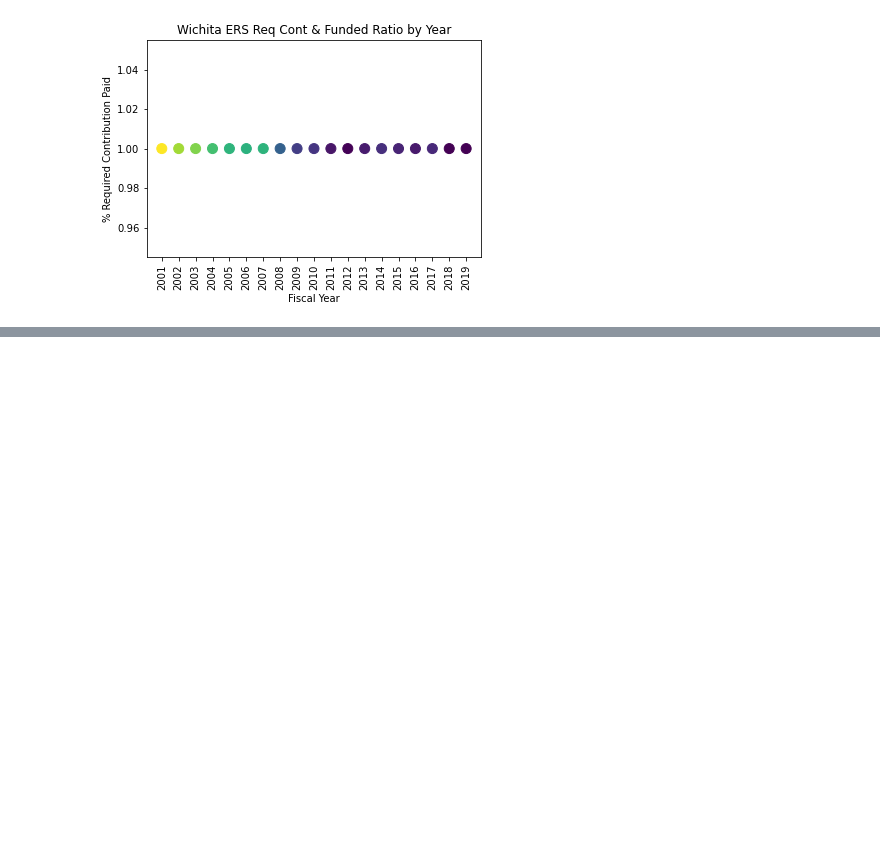
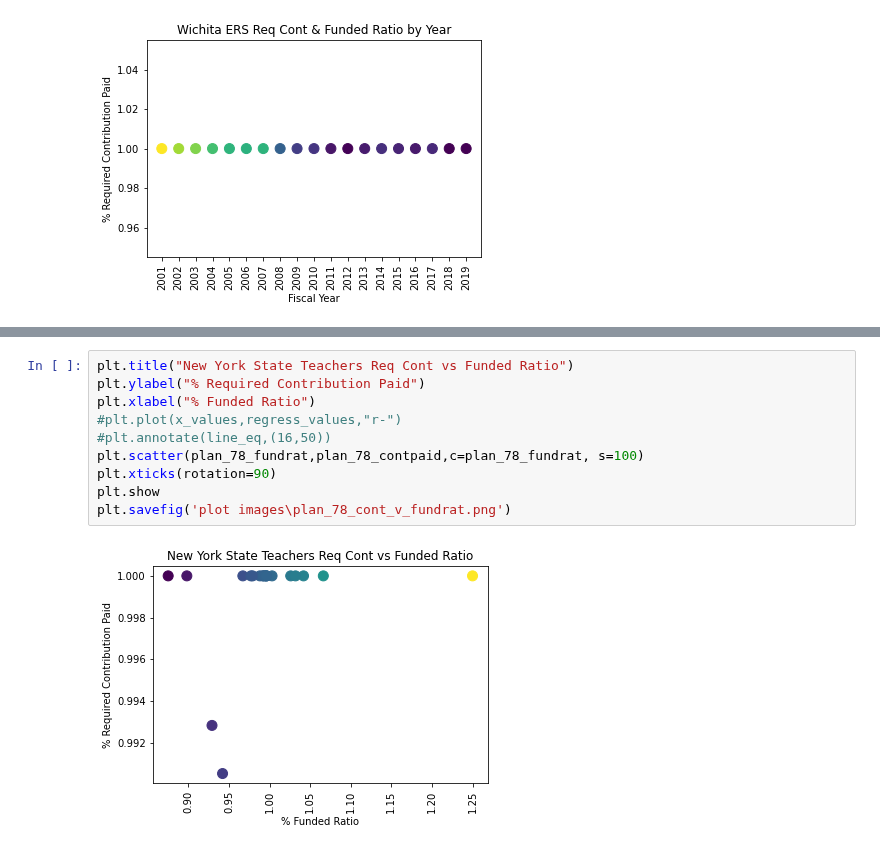
Before and after one commit to DeltaDeutsch/PPD-Group-Project, a Jupyter notebook: PPD Group Funding Cont.ipynb, the cells around one changed output, grey strips where cells are left out. Cells and saved outputs as stored; diff of their text form; blank space fills up the shorter version.

Commit message:
Added plots for all most improved plans

```diff
--- a/PPD Group Funding Cont.ipynb
+++ b/PPD Group Funding Cont.ipynb
@@ -247,0 +268,12 @@ plt.savefig('plot images\plan_179_cont_v_year.png')
+# %%
+plt.title("New York State Teachers Req Cont vs Funded Ratio")
+plt.ylabel("% Required Contribution Paid")
+plt.xlabel("% Funded Ratio")
+#plt.plot(x_values,regress_values,"r-")
+#plt.annotate(line_eq,(16,50))
+plt.scatter(plan_78_fundrat,plan_78_contpaid,c=plan_78_fundrat, s=100)
+plt.xticks(rotation=90)
+plt.show
+plt.savefig('plot images\plan_78_cont_v_fundrat.png')
+# %% [output]
+[figure, added]
```
Also changed, not shown: parts of 10 cells of this notebook, 10 other files.
